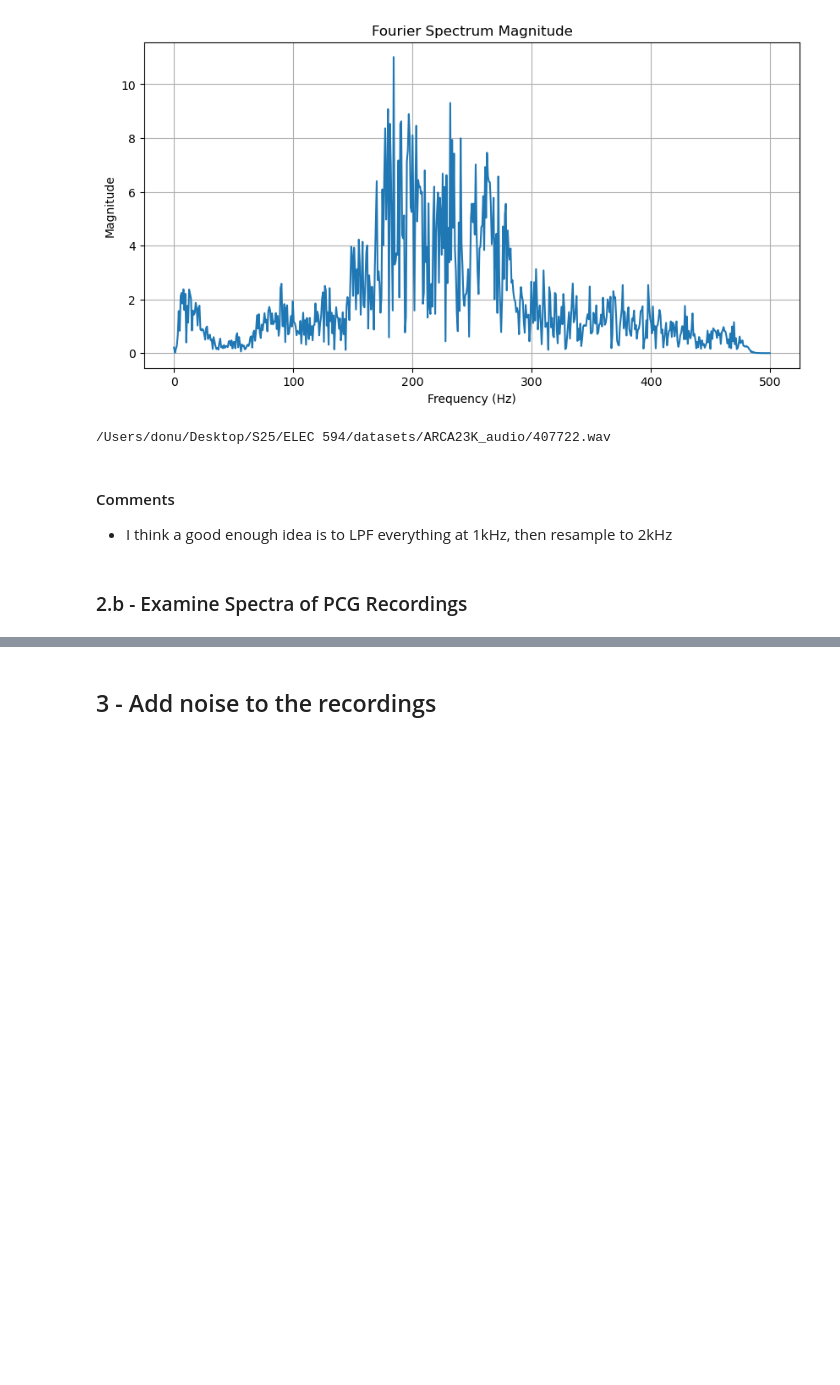
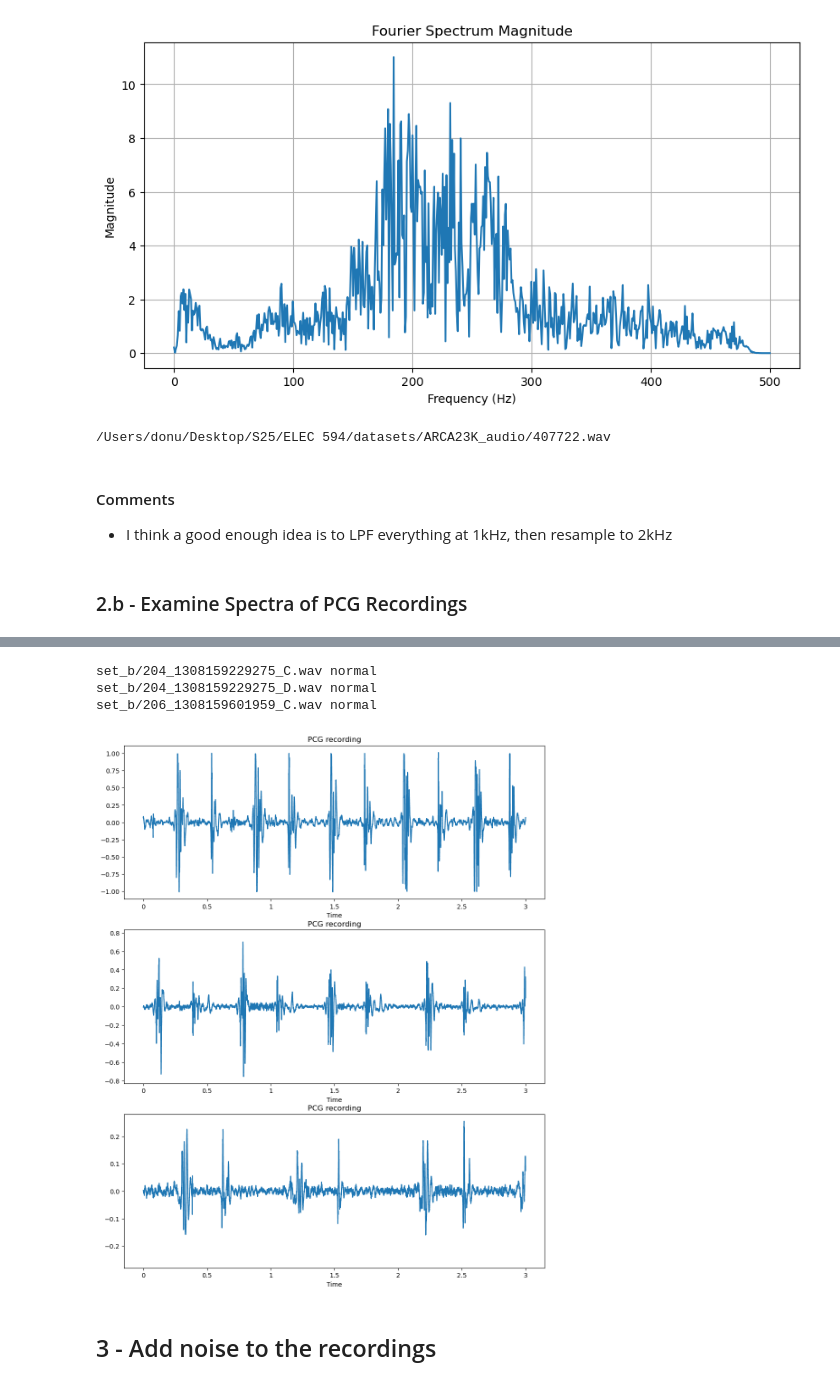
Before and after one commit to Rice-MECE-Capstone-Projects/Heart---Spring-2025, a Jupyter notebook: emmanuel-zerefa/u-net.ipynb, the cells around one changed output, grey strips where cells are left out. Drawn from its saved outputs; the diff is of its cells as text; code cells hidden in the pictures; blank space fills up the shorter version.

```diff
--- a/emmanuel-zerefa/u-net.ipynb
+++ b/emmanuel-zerefa/u-net.ipynb
@@ -460,3 +447,43 @@ for f_name in fnames[::-33]: # anything weird about the spectra?
+# %%
+# examining the recordings in time as well
+
+target_freq = 2000
+num_to_show=3
+startidx =193
+
+fig, ax = plt.subplots(nrows=num_to_show, figsize=(12, 5*num_to_show))
+# want to show the same length for all of them actually. 3 seconds.
+good_idx = 0
+for rowidx,row in pcg_data.iloc[startidx:,:].reset_index().iterrows():
+  if num_to_show<=good_idx:
+    break
+
+  # recording name and type
+  fname = row['fname']
+  fpath = pascal_dset_path+fname
+
+  # load the data
+  data, sr = load_from_filepath(fpath)
+  length_of_rec = len(data)/sr
+  # want to plot the same length for all recordings
+  if length_of_rec<=3:
+    continue
+  # good to plot
+  print(fname, row['label'])
+  #print(max(data))
+  data = downsample(data,sr,target_freq) # downsampled data
+  #print(max(data))
+  ax[good_idx].set(title='PCG recording')
+  #ax[1].set(title='PCG+Noise')
+  librosa.display.waveshow(data[:target_freq*3],sr=target_freq,ax=ax[good_idx]) # original data
+  good_idx+=1
+
+# data either looks ok ish or horrible
+# %% [output]
+set_b/204_1308159229275_C.wav normal
+set_b/204_1308159229275_D.wav normal
+set_b/206_1308159601959_C.wav normal
+[figure, added]
 # %% [markdown]
 ## 3 - Add noise to the recordings
 # %%
```
Also changed, not shown: parts of 10 cells of this notebook, 1 other file.
